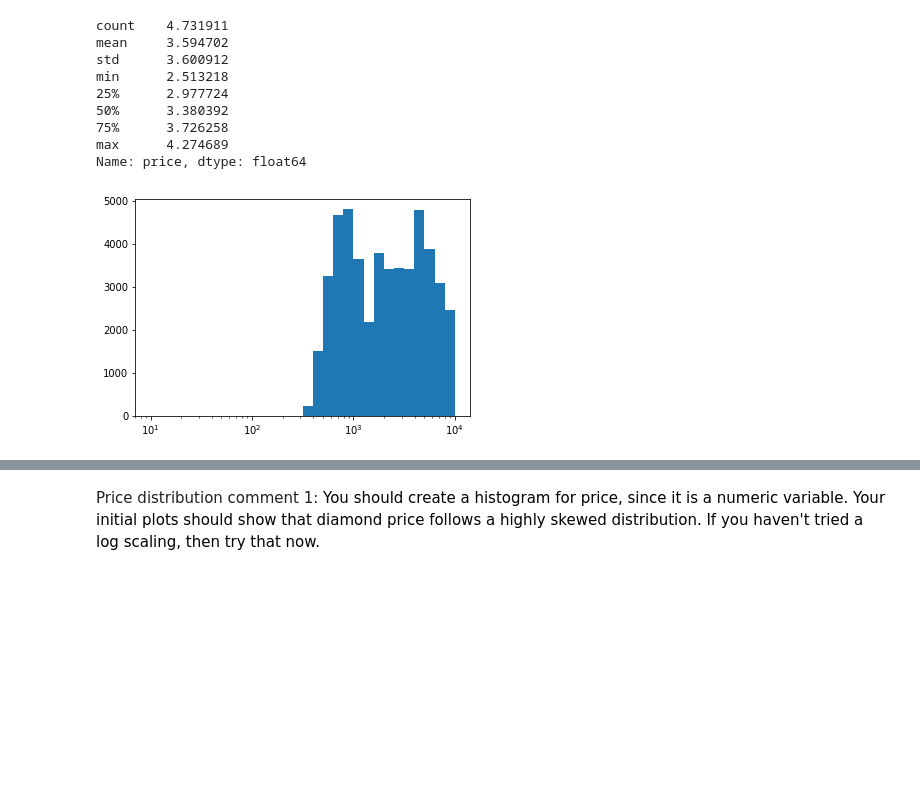
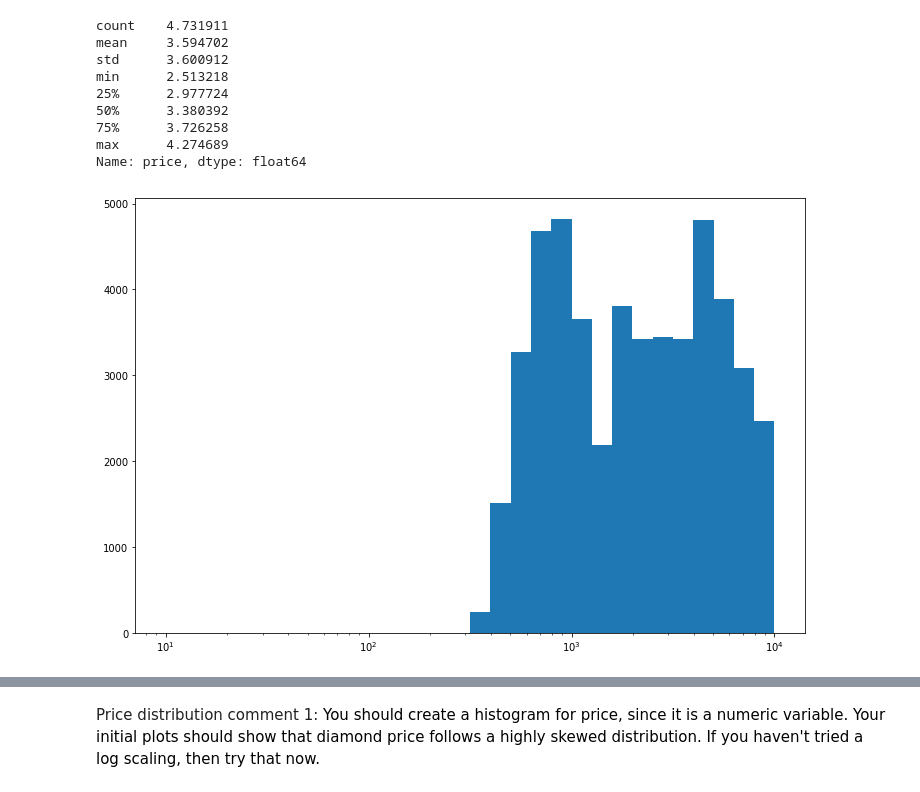
Before and after one commit to iRaied/Diamond-Pricing, a Jupyter notebook: Diamond_Project.ipynb, the cells around one changed output, grey strips where cells are left out. Cells and saved outputs as stored; diff of their text form; code cells hidden in the pictures; blank space fills up the shorter version.

Commit message:
Practie Univariate Plots

```diff
--- a/Diamond_Project.ipynb
+++ b/Diamond_Project.ipynb
@@ -117,9 +117,10 @@ min      2.513218
 max      4.274689
 Name: price, dtype: float64
 # %%
+plt.figure(figsize = (12, 8))
 bins = 10 ** np.arange(1, 4 + 0.1, 0.1)
 plt.hist(data = diamonds, x = 'price', bins = bins);
 plt.xscale('log');
 # %% [output]
-[figure, old version]
+[figure, new version]
 # %%
```
Also changed, not shown: parts of 31 cells of this notebook.
